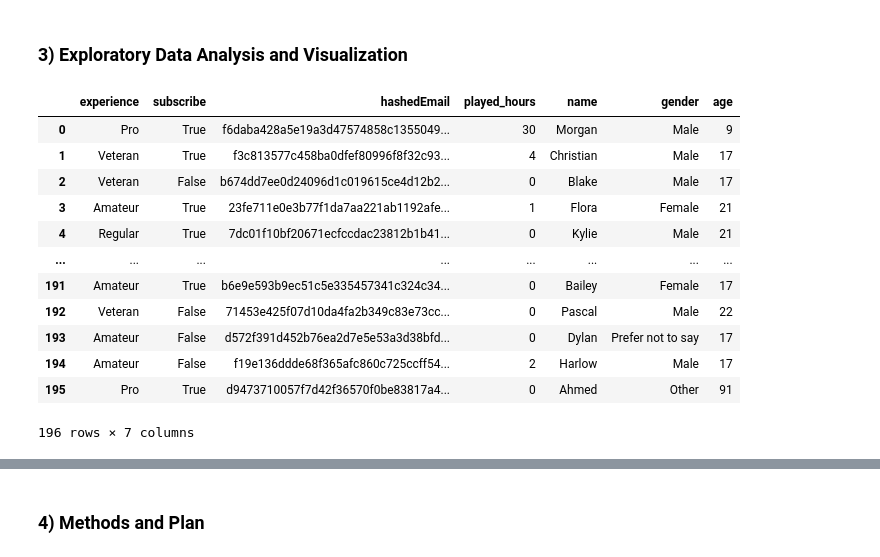
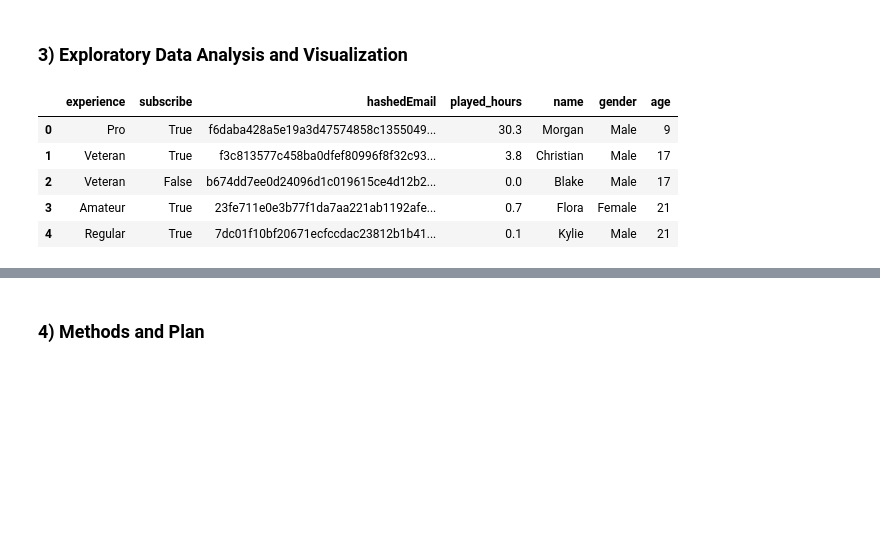
Before and after one commit to sydlpeters/dsci-group-2025w1-group-101-1, a Jupyter notebook: ProjectPlanningStageTrevor.ipynb, the cells around one changed output, grey strips where cells are left out. Drawn from its saved outputs; the diff is of its cells as text; code cells hidden in the pictures; blank space fills up the shorter version.

```diff
--- a/ProjectPlanningStageTrevor.ipynb
+++ b/ProjectPlanningStageTrevor.ipynb
@@ -141,20 +140,13 @@ sessions = pd.read_csv("data/sessions.csv")
 # %%
 # Drop columns that are entirely missing(NaN)
 players_tidy = players.drop(columns=["individualId", "organizationName"])
-# tidy players.csv
-players_tidy
+# Preview tidy players df
+players_tidy.head()
 # %% [output]
 |  | experience | subscribe | hashedEmail | played_hours | name | gender | age |
-| 0 | Pro | True | f6daba428a5e19a3d47574858c1355049... | 30 | Morgan | Male | 9 |
-| 1 | Veteran | True | f3c813577c458ba0dfef80996f8f32c93... | 4 | Christian | Male | 17 |
-| 2 | Veteran | False | b674dd7ee0d24096d1c019615ce4d12b2... | 0 | Blake | Male | 17 |
-| 3 | Amateur | True | 23fe711e0e3b77f1da7aa221ab1192afe... | 1 | Flora | Female | 21 |
-| 4 | Regular | True | 7dc01f10bf20671ecfccdac23812b1b41... | 0 | Kylie | Male | 21 |
-| ... | ... | ... | ... | ... | ... | ... | ... |
-| 191 | Amateur | True | b6e9e593b9ec51c5e335457341c324c34... | 0 | Bailey | Female | 17 |
-| 192 | Veteran | False | 71453e425f07d10da4fa2b349c83e73cc... | 0 | Pascal | Male | 22 |
-| 193 | Amateur | False | d572f391d452b76ea2d7e5e53a3d38bfd... | 0 | Dylan | Prefer not to say | 17 |
-| 194 | Amateur | False | f19e136ddde68f365afc860c725ccff54... | 2 | Harlow | Male | 17 |
-| 195 | Pro | True | d9473710057f7d42f36570f0be83817a4... | 0 | Ahmed | Other | 91 |
+| 0 | Pro | True | f6daba428a5e19a3d47574858c1355049... | 30.3 | Morgan | Male | 9 |
+| 1 | Veteran | True | f3c813577c458ba0dfef80996f8f32c93... | 3.8 | Christian | Male | 17 |
+| 2 | Veteran | False | b674dd7ee0d24096d1c019615ce4d12b2... | 0.0 | Blake | Male | 17 |
+| 3 | Amateur | True | 23fe711e0e3b77f1da7aa221ab1192afe... | 0.7 | Flora | Female | 21 |
+| 4 | Regular | True | 7dc01f10bf20671ecfccdac23812b1b41... | 0.1 | Kylie | Male | 21 |
-196 rows × 7 columns
 # %%
```
Also changed, not shown: parts of 9 cells of this notebook.
